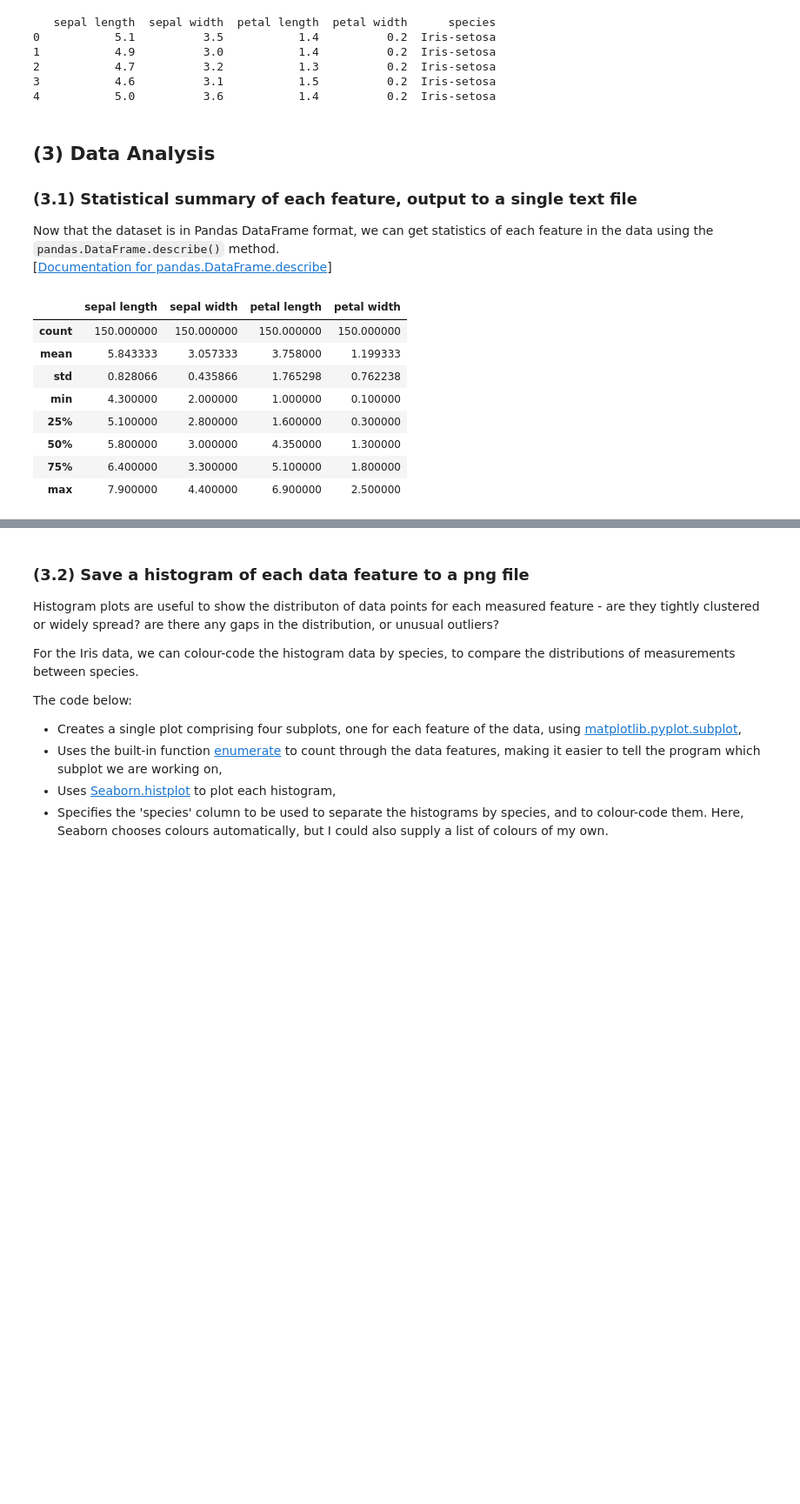
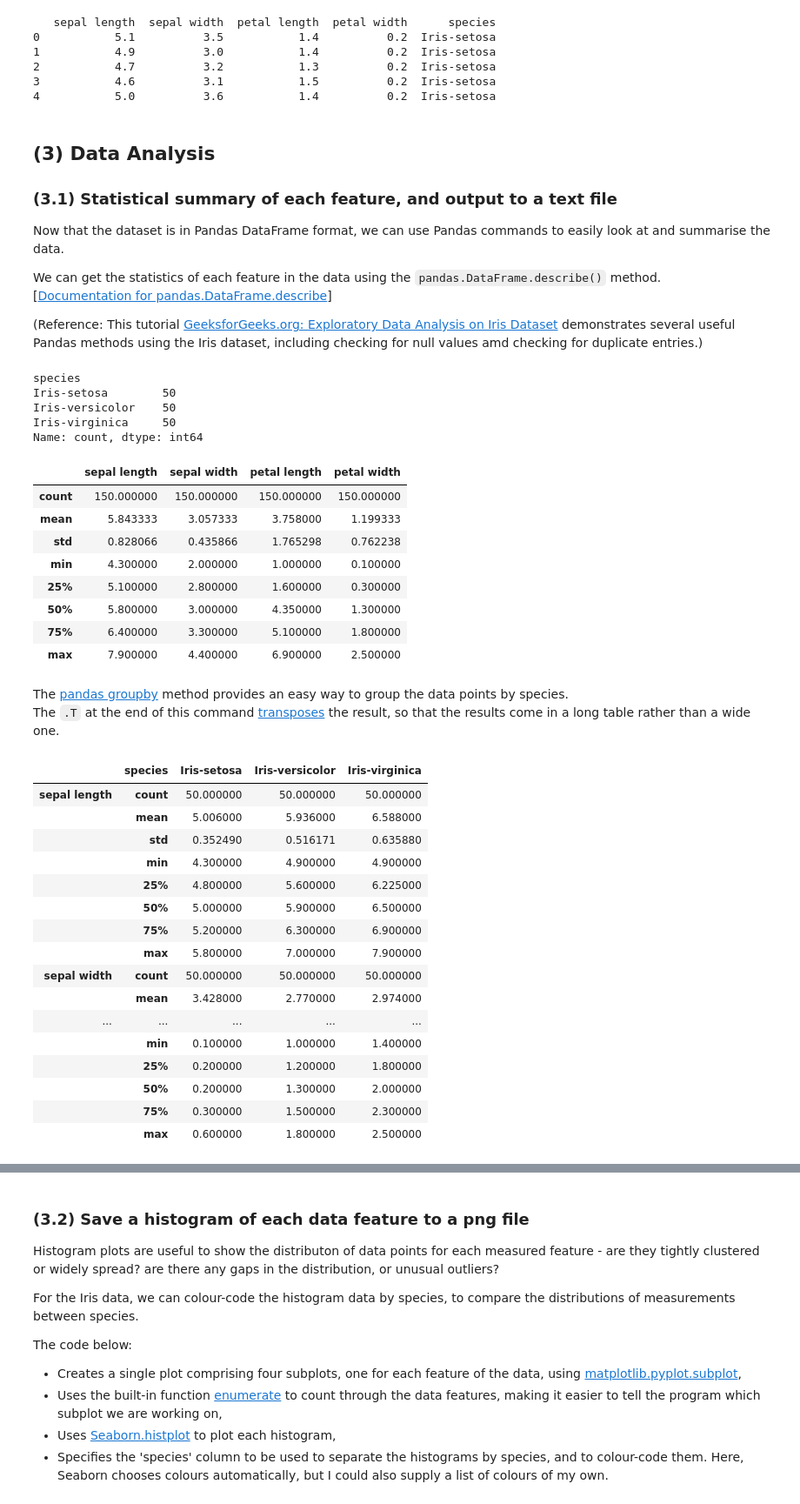
Before and after one commit to SuColl/pands-project, a Jupyter notebook: commentary.ipynb, the cells around one changed output, grey strips where cells are left out. Shown at 87% size. Saved outputs shown, nothing was run; the diff lists cells and outputs as text; code cells hidden in the pictures; blank space fills up the shorter version.

Commit message:
feat: Expand statistical analysis

```diff
--- a/commentary.ipynb
+++ b/commentary.ipynb
@@ -89,11 +93,13 @@ with open ("bezdekiris.data", 'rt') as iris_file:
 # %%
+# Reading in the Iris data to a Pandas Dataframe, and supplying column labels.
+
 # variable to hold Iris data filename
-FILENAME = "bezdekiris.data"
+INPUT_FILENAME = "bezdekIris.data"
 
 # List of features (columns) in the data
 feature_names = ["sepal length", "sepal width", "petal length", "petal width"]
 
-with open (FILENAME, 'rt') as iris_file:
+with open (INPUT_FILENAME, 'rt') as iris_file:
 
     # Create Pandas DataFrame from the iris data file.
     # Add column names manually as they are not present in the iris.data file.
@@ -113,14 +119,27 @@ print(iris.head())
 4           5.0          3.6           1.4          0.2  Iris-setosa
 # %% [markdown]
 ## (3) Data Analysis
-### (3.1) Statistical summary of each feature, output to a single text file
+### (3.1) Statistical summary of each feature, and output to a text file
 
-Now that the dataset is in Pandas DataFrame format, we can get statistics of each feature in the data using the `pandas.DataFrame.describe()` method.
+Now that the dataset is in Pandas DataFrame format, we can use Pandas commands to easily look at and summarise the data.
+
+We can get the statistics of each feature in the data using the `pandas.DataFrame.describe()` method.
 [[Documentation for pandas.DataFrame.describe](https://pandas.pydata.org/docs/reference/api/pandas.DataFrame.describe.html#pandas.DataFrame.describe)]
+
+
+(Reference: This tutorial [GeeksforGeeks.org: Exploratory Data Analysis on Iris Dataset](https://www.geeksforgeeks.org/exploratory-data-analysis-on-iris-dataset/) demonstrates several useful Pandas methods using the Iris dataset, including checking for null values amd checking for duplicate entries.)
 # %%
-# Show statistics of the data in the dataframe
+# Count the number of datapoints per species of iris
+print(iris.value_counts("species"))
+
+# Show the basic statistics of each feature in the dataframe
 iris.describe()
 # %% [output]
+species
+Iris-setosa        50
+Iris-versicolor    50
+Iris-virginica     50
+Name: count, dtype: int64
 |  | sepal length | sepal width | petal length | petal width |
 | count | 150.000000 | 150.000000 | 150.000000 | 150.000000 |
 | mean | 5.843333 | 3.057333 | 3.758000 | 1.199333 |
@@ -130,3 +149,27 @@ iris.describe()
 | 50% | 5.800000 | 3.000000 | 4.350000 | 1.300000 |
 | 75% | 6.400000 | 3.300000 | 5.100000 | 1.800000 |
 | max | 7.900000 | 4.400000 | 6.900000 | 2.500000 |
+# %% [markdown]
+The [pandas groupby](https://pythonspot.com/pandas-groupby/) method provides an easy way to group the data points by species.
+The `.T` at the end of this command [transposes](https://pandas.pydata.org/docs/reference/api/pandas.DataFrame.transpose.html) the result, so that the results come in a long table rather than a wide one.
+# %%
+# Extract the statistics of the features for each iris species separately
+iris.groupby("species").describe().T
+# %% [output]
+|  | species | Iris-setosa | Iris-versicolor | Iris-virginica |
+| sepal length | count | 50.000000 | 50.000000 | 50.000000 |
+|  | mean | 5.006000 | 5.936000 | 6.588000 |
+|  | std | 0.352490 | 0.516171 | 0.635880 |
+|  | min | 4.300000 | 4.900000 | 4.900000 |
+|  | 25% | 4.800000 | 5.600000 | 6.225000 |
+|  | 50% | 5.000000 | 5.900000 | 6.500000 |
+|  | 75% | 5.200000 | 6.300000 | 6.900000 |
+|  | max | 5.800000 | 7.000000 | 7.900000 |
+| sepal width | count | 50.000000 | 50.000000 | 50.000000 |
+|  | mean | 3.428000 | 2.770000 | 2.974000 |
+| ... | ... | ... | ... | ... |
+|  | min | 0.100000 | 1.000000 | 1.400000 |
+|  | 25% | 0.200000 | 1.200000 | 1.800000 |
+|  | 50% | 0.200000 | 1.300000 | 2.000000 |
+|  | 75% | 0.300000 | 1.500000 | 2.300000 |
+|  | max | 0.600000 | 1.800000 | 2.500000 |
```
Also changed, not shown: parts of 10 cells of this notebook, 2 other files.
